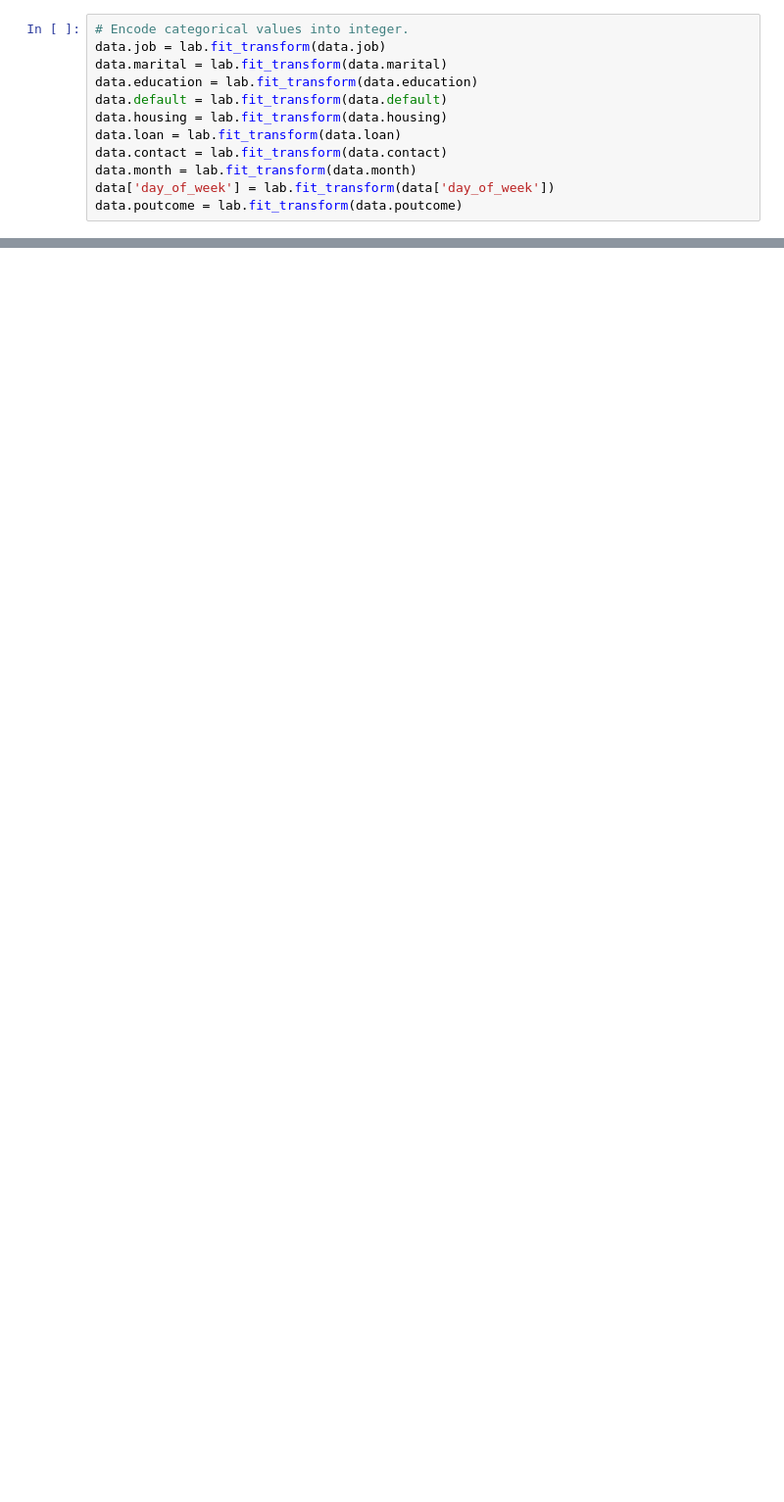
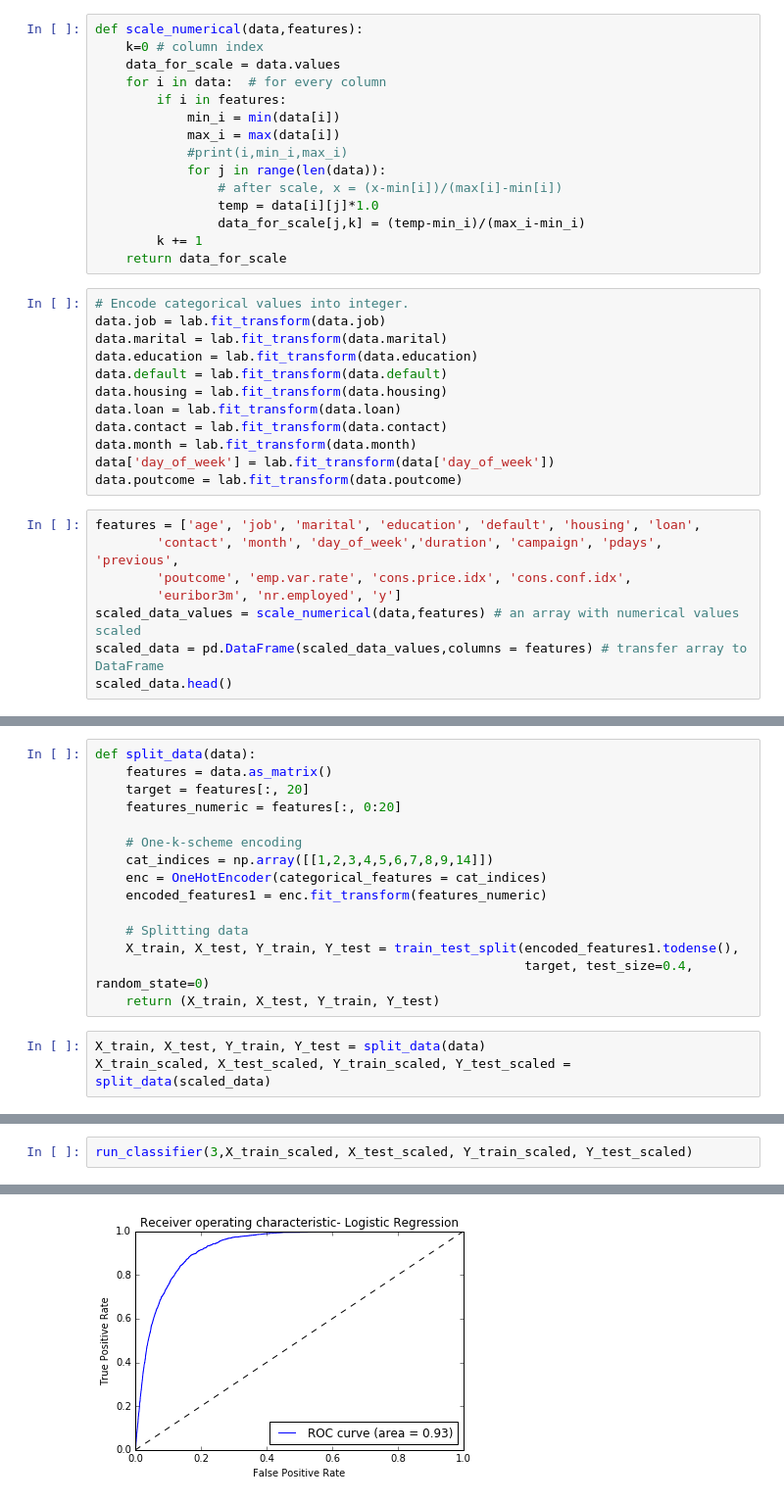
Before and after one commit to csak4718/bank_marketing, a Jupyter notebook: telemarketing_predictor_v2.ipynb, the cells around one changed output, grey strips where cells are left out. Shown at 98% size. Drawn from its saved outputs; the diff is of its cells as text; blank space fills up the shorter version.

```diff
--- a/telemarketing_predictor_v2.ipynb
+++ b/telemarketing_predictor_v2.ipynb
@@ -160,6 +200,21 @@ plt.show()
 [figure]
 # %% [markdown]
 I used K means algorithm to cluster the data. By the scatter plot, it's reasonable to choose k = 2. The two clusters identified by the algorithm are what I expect. I guess the reason why we have these 2 obvious clusters is because there are many data whose 'pdays' equals 999. So there is an obvious group around x = 999
+# %%
+def scale_numerical(data,features):
+    k=0 # column index
+    data_for_scale = data.values
+    for i in data:  # for every column
+        if i in features:
+            min_i = min(data[i])
+            max_i = max(data[i])
+            #print(i,min_i,max_i)
+            for j in range(len(data)):
+                # after scale, x = (x-min[i])/(max[i]-min[i])
+                temp = data[i][j]*1.0
+                data_for_scale[j,k] = (temp-min_i)/(max_i-min_i)
+        k += 1
+    return data_for_scale
 # %%
 # Encode categorical values into integer.
 data.job = lab.fit_transform(data.job)
@@ -172,3 +227,11 @@ data.contact = lab.fit_transform(data.contact)
 data.month = lab.fit_transform(data.month)
 data['day_of_week'] = lab.fit_transform(data['day_of_week'])
 data.poutcome = lab.fit_transform(data.poutcome)
+# %%
+features = ['age', 'job', 'marital', 'education', 'default', 'housing', 'loan',
+        'contact', 'month', 'day_of_week','duration', 'campaign', 'pdays', 'previous',
+        'poutcome', 'emp.var.rate', 'cons.price.idx', 'cons.conf.idx',
+        'euribor3m', 'nr.employed', 'y']
+scaled_data_values = scale_numerical(data,features) # an array with numerical values scaled
+scaled_data = pd.DataFrame(scaled_data_values,columns = features) # transfer array to DataFrame
+scaled_data.head()
@@ -175 +246,19 @@ data.poutcome = lab.fit_transform(data.poutcome)
+# %%
+def split_data(data):
+    features = data.as_matrix()
+    target = features[:, 20]
+    features_numeric = features[:, 0:20]
+
+    # One-k-scheme encoding
+    cat_indices = np.array([[1,2,3,4,5,6,7,8,9,14]])
+    enc = OneHotEncoder(categorical_features = cat_indices)
+    encoded_features1 = enc.fit_transform(features_numeric)
+
+    # Splitting data
+    X_train, X_test, Y_train, Y_test = train_test_split(encoded_features1.todense(),
+                                                        target, test_size=0.4, random_state=0)
+    return (X_train, X_test, Y_train, Y_test)
+# %%
+X_train, X_test, Y_train, Y_test = split_data(data)
+X_train_scaled, X_test_scaled, Y_train_scaled, Y_test_scaled = split_data(scaled_data)
 # %%
@@ -326,0 +493,3 @@ def plot_roc_curve(fpr, tpr, roc_auc, classifier_name):
+# %%
+run_classifier(3,X_train_scaled, X_test_scaled, Y_train_scaled, Y_test_scaled)
+# %% [output]
@@ -326,0 +499 @@ def plot_roc_curve(fpr, tpr, roc_auc, classifier_name):
+[figure, added]
```
Also changed, not shown: parts of 22 cells of this notebook, 5 other files.
